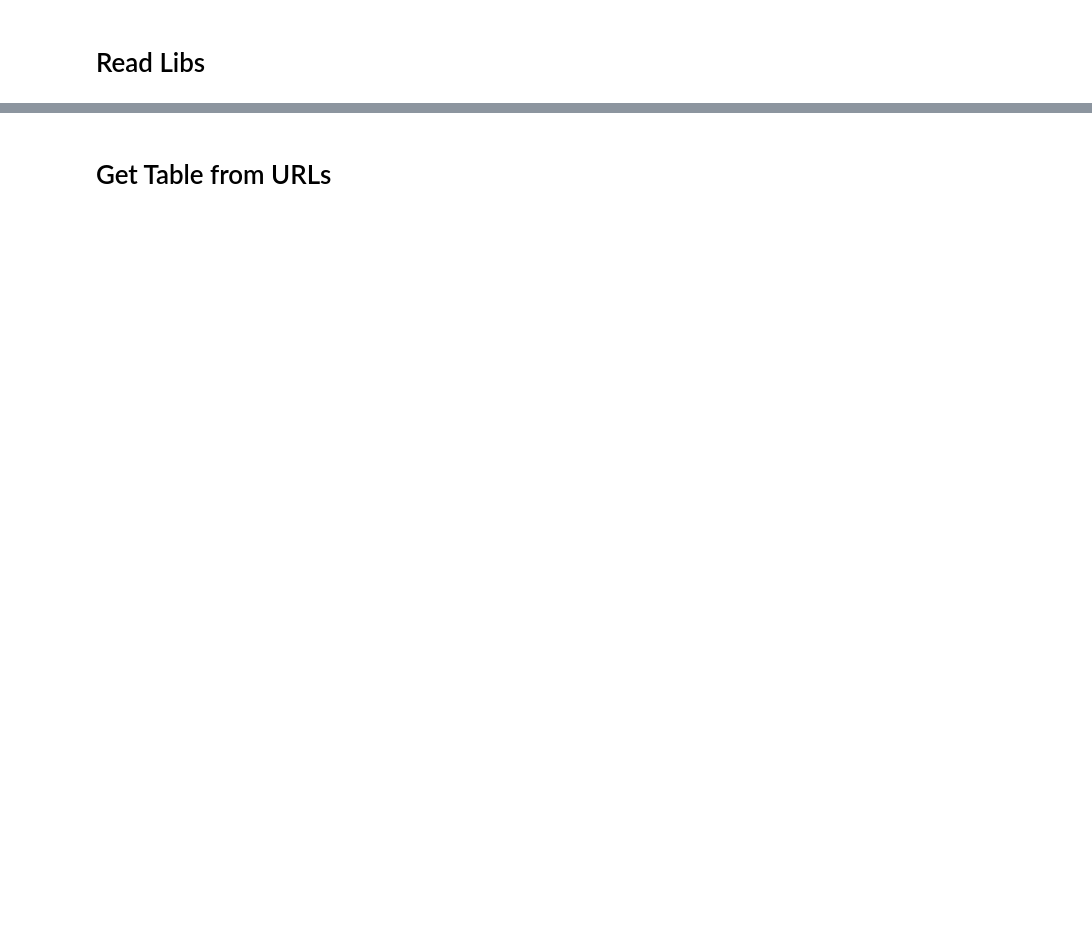
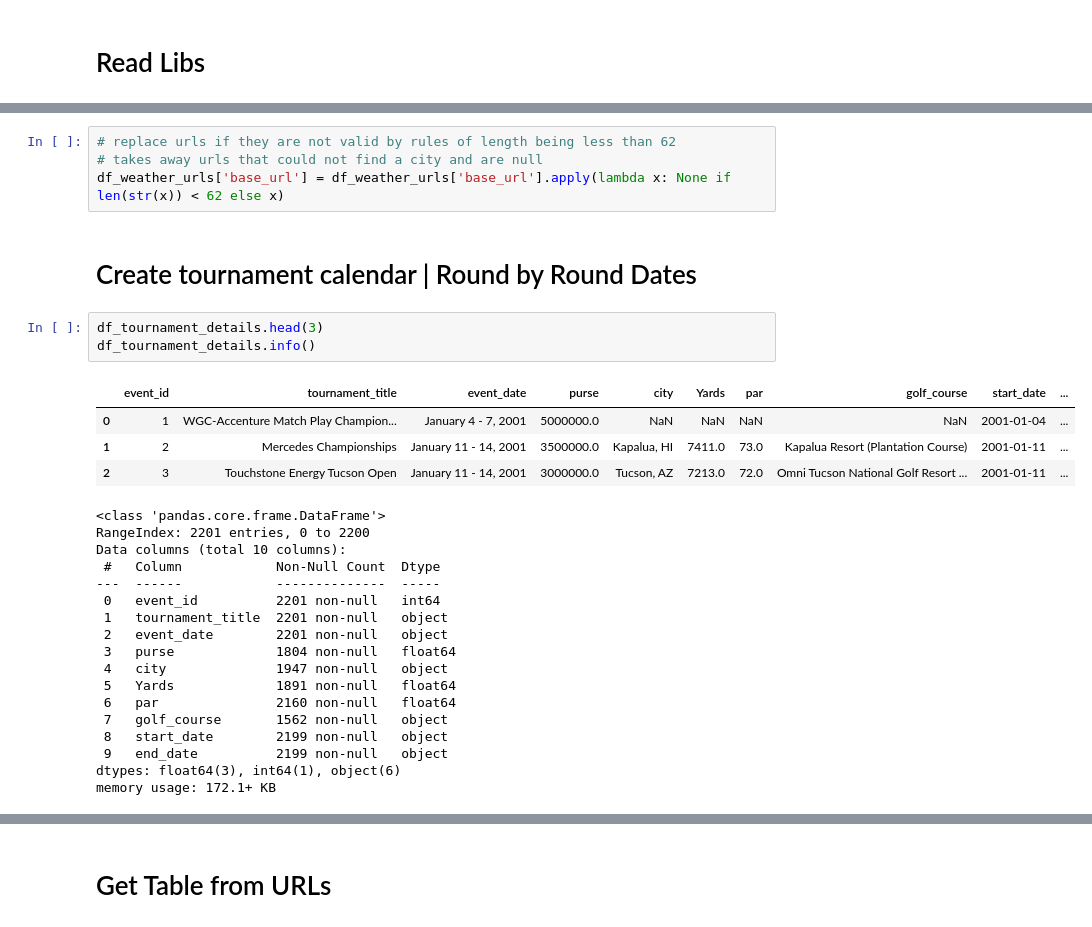
Before and after one commit to mishaun/PGA-Golf-Scores-vs.-Weather, a Jupyter notebook: scripts/2.2 Get Weather Data - Hourly Weather .ipynb, the cells around one changed output, grey strips where cells are left out. Cells and saved outputs as stored; diff of their text form; blank space fills up the shorter version.

```diff
--- a/scripts/2.2 Get Weather Data - Hourly Weather .ipynb
+++ b/scripts/2.2 Get Weather Data - Hourly Weather .ipynb
@@ -41,0 +78,31 @@ df_unique_cities.to_csv(f'{output_path}/{timestamp_run}/weather_city_base_urls.c
+# %%
+# replace urls if they are not valid by rules of length being less than 62
+# takes away urls that could not find a city and are null
+df_weather_urls['base_url'] = df_weather_urls['base_url'].apply(lambda x: None if len(str(x)) < 62 else x)
+# %% [markdown]
+# Create tournament calendar | Round by Round Dates
+# %%
+df_tournament_details.head(3)
+df_tournament_details.info()
+# %% [output]
+|  | event_id | tournament_title | event_date | purse | city | Yards | par | golf_course | start_date | ... |
+| 0 | 1 | WGC-Accenture Match Play Champion... | January 4 - 7, 2001 | 5000000.0 | NaN | NaN | NaN | NaN | 2001-01-04 | ... |
+| 1 | 2 | Mercedes Championships | January 11 - 14, 2001 | 3500000.0 | Kapalua, HI | 7411.0 | 73.0 | Kapalua Resort (Plantation Course) | 2001-01-11 | ... |
+| 2 | 3 | Touchstone Energy Tucson Open | January 11 - 14, 2001 | 3000000.0 | Tucson, AZ | 7213.0 | 72.0 | Omni Tucson National Golf Resort ... | 2001-01-11 | ... |
+<class 'pandas.core.frame.DataFrame'>
+RangeIndex: 2201 entries, 0 to 2200
+Data columns (total 10 columns):
+ #   Column            Non-Null Count  Dtype
+---  ------            --------------  -----
+ 0   event_id          2201 non-null   int64
+ 1   tournament_title  2201 non-null   object
+ 2   event_date        2201 non-null   object
+ 3   purse             1804 non-null   float64
+ 4   city              1947 non-null   object
+ 5   Yards             1891 non-null   float64
+ 6   par               2160 non-null   float64
+ 7   golf_course       1562 non-null   object
+ 8   start_date        2199 non-null   object
+ 9   end_date          2199 non-null   object
+dtypes: float64(3), int64(1), object(6)
+memory usage: 172.1+ KB
```
Also changed, not shown: parts of 23 cells of this notebook, 3 other files.
